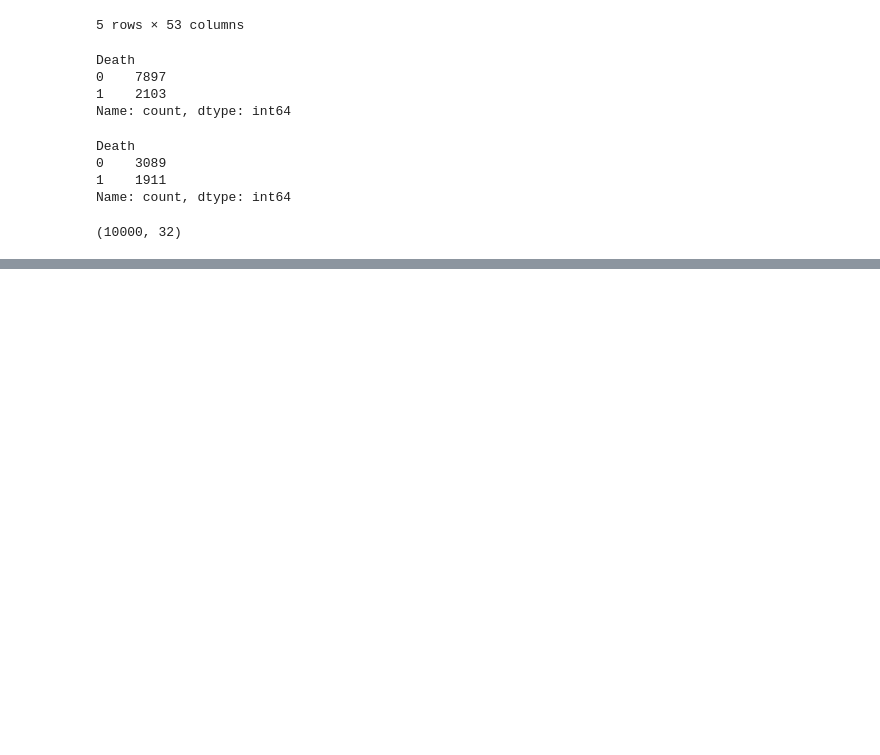
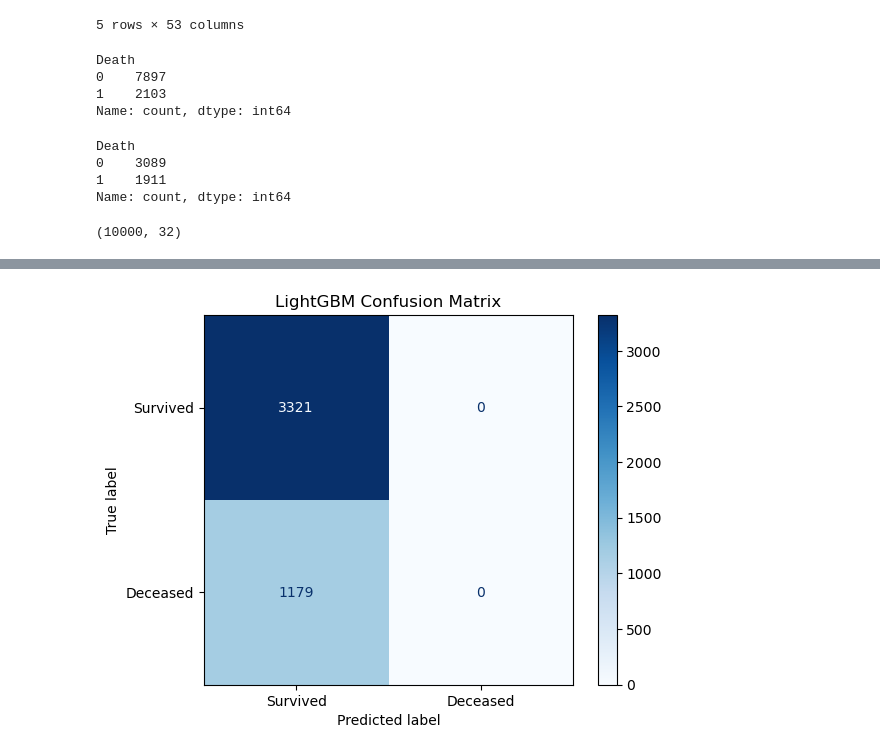
Before and after one commit to iam5027210/wassup_pj1, a Jupyter notebook: LungCancer_new.ipynb, the cells around one changed output, grey strips where cells are left out. Drawn from its saved outputs; the diff is of its cells as text; code cells hidden in the pictures; blank space fills up the shorter version.

```diff
--- a/LungCancer_new.ipynb
+++ b/LungCancer_new.ipynb
@@ -199,0 +323,17 @@ test_C_y = df_test.Death.values
+# %%
+from sklearn.feature_selection import RFECV
+from sklearn.ensemble import RandomForestClassifier
+from sklearn.model_selection import StratifiedKFold
+from sklearn.linear_model import LogisticRegression
+# 모델 정의
+
+#model = RandomForestClassifier(n_estimators=100)
+model = LogisticRegression(max_iter=1000)
+
+# 교차 검증을 통해 최적의 특성 개수 선택
+rfecv = RFECV(estimator=model, step=1, cv=StratifiedKFold(5), scoring='accuracy')
+rfecv.fit(X, Y)
+
+# 최적의 특성 개수와 선택된 특성 출력
+print(f"최적의 특성 개수: {rfecv.n_features_}")
+print(f"선택된 특성: {X.columns[rfecv.support_]}")
@@ -199,0 +408,76 @@ test_C_y = df_test.Death.values
+# %%
+models = {
+    #'Logistic Regression': LogisticRegression(max_iter=1000),
+    #'Random Forest': RandomForestClassifier(n_estimators=100,random_state=42 ),
+    #'SVM': SVC(kernel='linear', C=1, random_state=42)
+    'LightGBM': lgb.LGBMClassifier(n_estimators=100, random_state=42),
+    #'CatBoost': CatBoostClassifier(iterations=100, random_state=42, verbose=0)
+}
+
+# X, y 데이터 준비 (예시 데이터, 여러분의 데이터셋을 사용해주세요)
+X_train, X_test, y_train, y_test = train_test_split(X, Y, test_size=0.3, random_state=42)
+
+# RFECV 파이프라인 적용
+results = {}
+
+for model_name, model in models.items():
+    # RFECV 설정
+    rfecv = RFECV(estimator=model, step=1, cv=StratifiedKFold(3), scoring='accuracy', n_jobs=-1)
+
+    # 파이프라인 설정
+    pipeline = Pipeline([
+        ('scaler', StandardScaler()),  # 정규화 추가
+        ('rfecv', rfecv),
+        ('model', model)
+    ])
+
+    # 모델 학습
+    pipeline.fit(X_train, y_train)
+
+    # 예측 및 성능 평가
+    y_pred = pipeline.predict(X_test)
+    accuracy = accuracy_score(y_test, y_pred)
+
+    # 정확도 평가
+    accuracy = pipeline.score(X_test, y_test)
+    print(f"{model_name} 모델 정확도: {accuracy}")
+
+    # 선택된 특성 출력
+    print(f"{model_name} 모델 - 최적의 특성 개수: {rfecv.n_features_}")
+    print(f"{model_name} 모델 - 선택된 특성: {X_train.columns[rfecv.support_]}")
+
+    # 혼동 행렬 출력
+    cm = confusion_matrix(y_test, y_pred)
+    disp = ConfusionMatrixDisplay(confusion_matrix=cm, display_labels=['Survived', 'Deceased'])
+    disp.plot(cmap=plt.cm.Blues)
+    plt.title(f"{model_name} Confusion Matrix")
+    plt.show()
+
+
+    # 예측된 값 출력 (선택 사항)
+    print(f"{model_name} 모델 예측값:", y_pred[:10])  # 예측된 값의 일부 출력
+    print("="*50)  # 모델 구분을 위한 구분선
+
+
+    # 결과 저장
+    results[model_name] = accuracy
+
+    # 특성 중요도 시각화
+    if hasattr(model, 'feature_importances_'):  # 모델이 feature_importances_ 속성을 가질 때만
+        importances = model.feature_importances_
+        indices = np.argsort(importances)[::-1]  # 중요도 순으로 내림차순 정렬
+        feature_names = X.columns
+
+        # 특성 이름에 대해 중요도를 그래프로 시각화
+        plt.figure(figsize=(10, 6))
+        plt.title(f"Feature Importances for {model_name}")
+        plt.barh(range(X.shape[1]), importances[indices], align="center")
+        plt.yticks(range(X.shape[1]), X.columns[indices])
+        plt.xlabel("Relative Importance")
+        plt.show()
+
+
+# 결과 출력
+for model_name, accuracy in results.items():
+    print(f"{model_name}: Accuracy = {accuracy}")
+# %% [output]
@@ -199,0 +501 @@ test_C_y = df_test.Death.values
+[figure, added]
```
Also changed, not shown: parts of 15 cells of this notebook, 1 other file.
